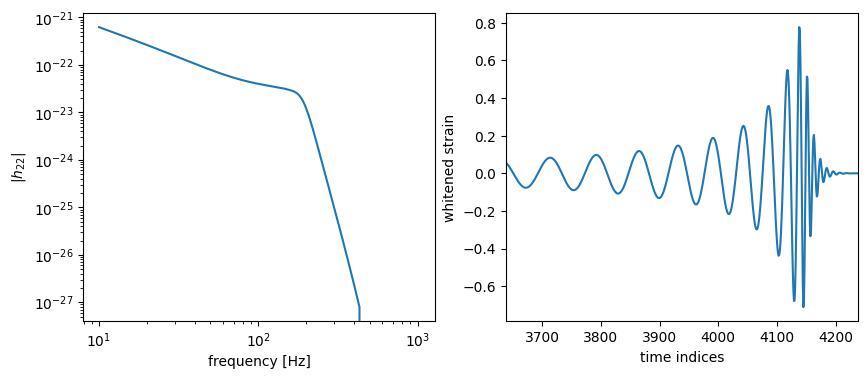
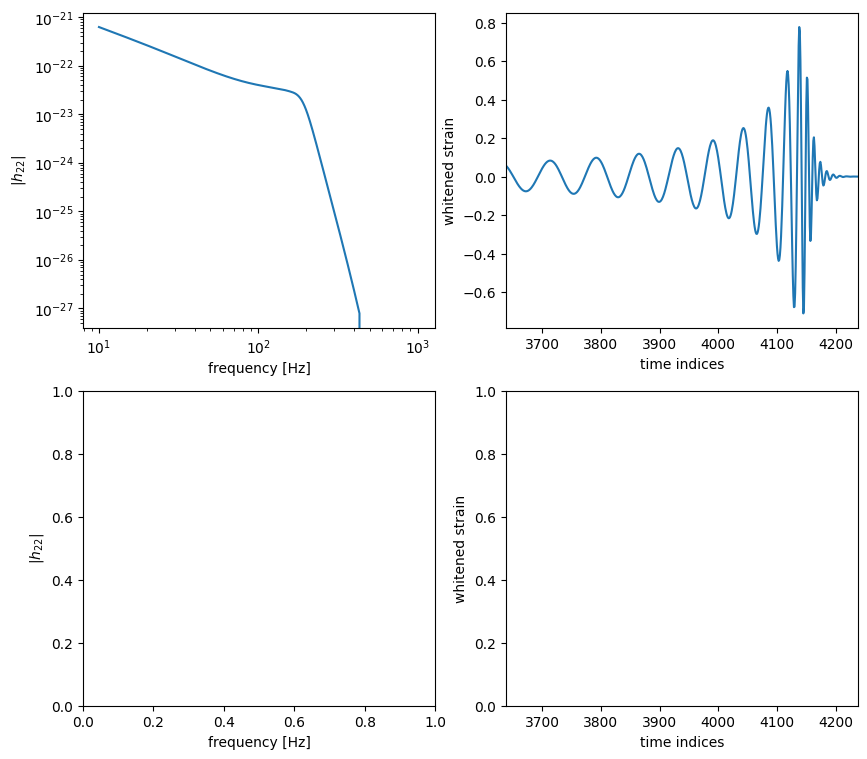
Code edit (unified diff) that turned the first committed figure into the second:
--- before
+++ after
@@ -1,14 +1,24 @@
-# plot injected waveform (data) in frequency- and time-domain
+# plot injected waveforms (data) in frequency- and time-domain
 
-# frequency-domain
-plt.figure(figsize=(10, 4))
-plt.subplot(1, 2, 1)
+## frequency-domain
+plt.figure(figsize=(10, 9))
+
+# tails
+plt.subplot(2, 2, 1)
 plt.loglog(wg.f, d.data_amp)
 plt.xlabel('frequency [Hz]')
 plt.ylabel(r'$|h_{22}|$')
 
-# time-domain
-plt.subplot(1, 2, 2)
-# pad lower frequencies for iFFT
+# no tails
+plt.subplot(2, 2, 3)
+#plt.loglog(wg.f, d.data_amp) <- implement toggling first, then uncomment
+plt.xlabel('frequency [Hz]')
+plt.ylabel(r'$|h_{22}|$')
+
+## time-domain
+
+# tails
+plt.subplot(2, 2, 2)
+#pad lower frequencies for iFFT
 npad = int(wg.f[0] / wg.df)
 whitened_FD_waveform = np.pad(d.data_FD_waveform / l.sqrtS, (npad, 0))
@@ -19,3 +29,19 @@
 plt.xlabel('time indices')
 plt.ylabel('whitened strain')
+
+# no tails
+plt.subplot(2, 2, 4)
+# pad lower frequencies for iFFT
+#npad = int(wg.f[0] / wg.df)
+#whitened_FD_waveform = np.pad(d.data_FD_waveform / l.sqrtS, (npad, 0))
+#TD_waveform = np.fft.irfft(whitened_FD_waveform)
+#TD_waveform = np.roll(TD_waveform, TD_waveform.shape[0] // 2)
+#plt.plot(TD_waveform)
+plt.xlim(np.argmax(TD_waveform) - 500, np.argmax(TD_waveform) + 100)
+plt.xlabel('time indices')
+plt.ylabel('whitened strain')
+
+
+
+
 plt.show()

Commit: Setting up code that toggles the log terms